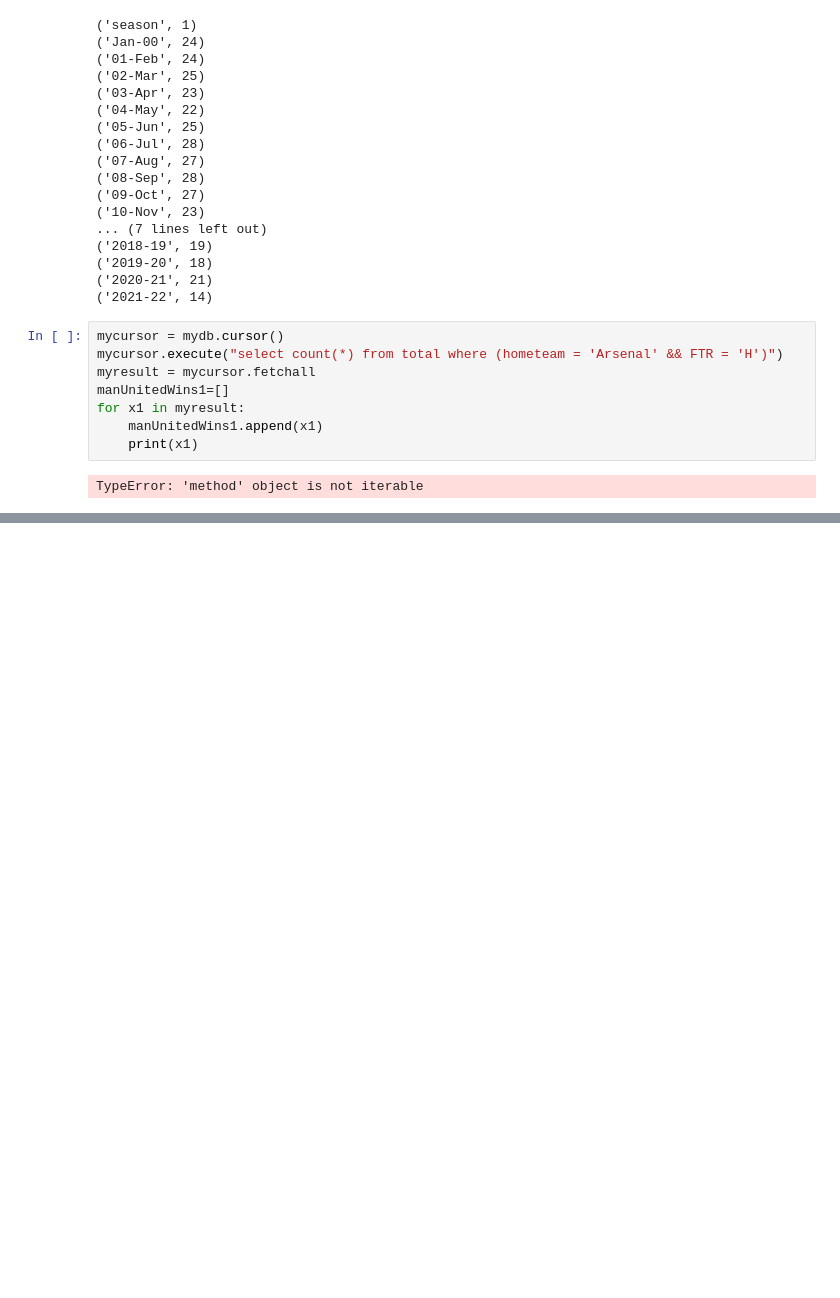
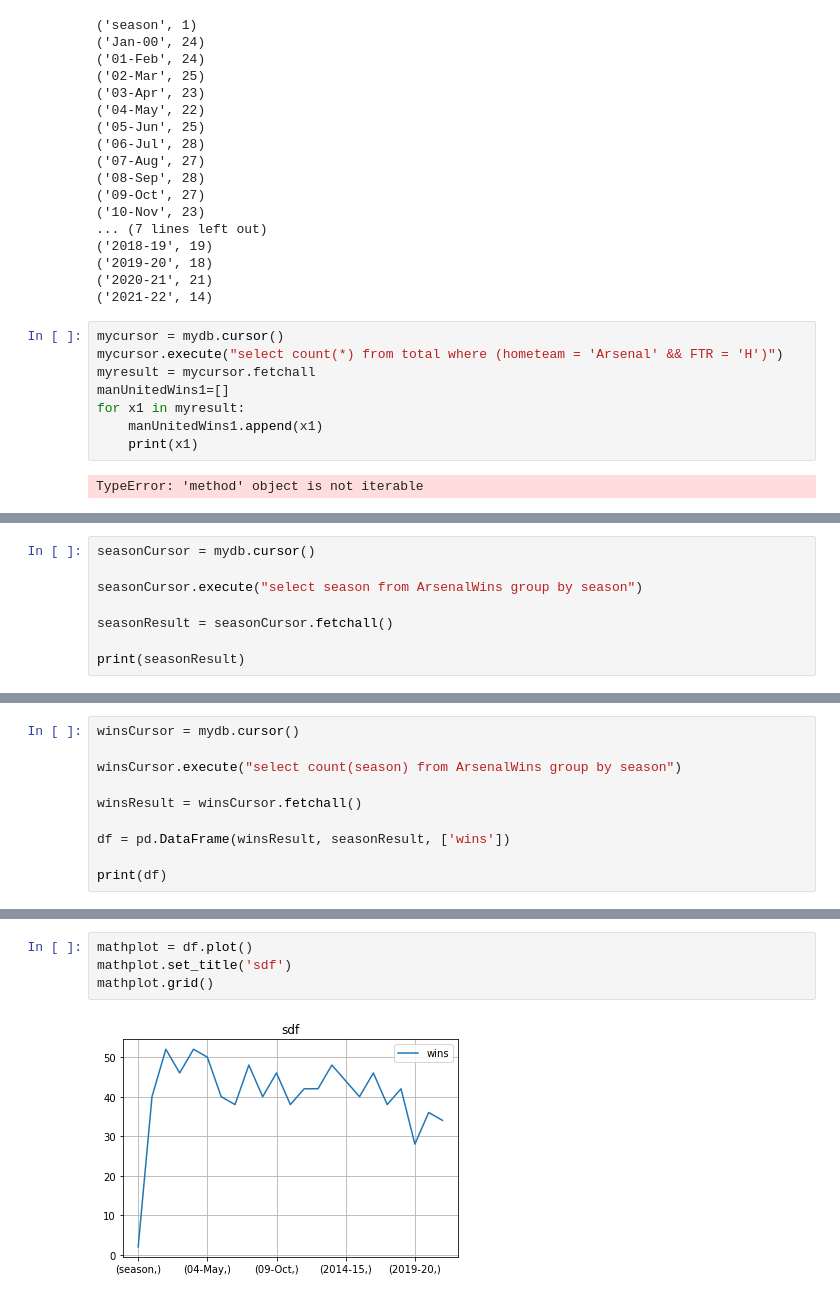
Before and after one commit to kiku99/EPL_Analysis, a Jupyter notebook: TWPS/TWPSgraph.ipynb, the cells around one changed output, grey strips where cells are left out. Drawn from its saved outputs; the diff is of its cells as text; blank space fills up the shorter version.

```diff
--- a/TWPS/TWPSgraph.ipynb
+++ b/TWPS/TWPSgraph.ipynb
@@ -216,0 +198,8 @@ print(df)
+# %%
+seasonCursor = mydb.cursor()
+
+seasonCursor.execute("select season from ArsenalWins group by season")
+
+seasonResult = seasonCursor.fetchall()
+
+print(seasonResult)
@@ -216,0 +208,10 @@ print(df)
+# %%
+winsCursor = mydb.cursor()
+
+winsCursor.execute("select count(season) from ArsenalWins group by season")
+
+winsResult = winsCursor.fetchall()
+
+df = pd.DataFrame(winsResult, seasonResult, ['wins'])
+
+print(df)
@@ -216,0 +236,6 @@ print(df)
+# %%
+mathplot = df.plot()
+mathplot.set_title('sdf')
+mathplot.grid()
+# %% [output]
+[figure, added]
```
Also changed, not shown: parts of 5 cells of this notebook.
